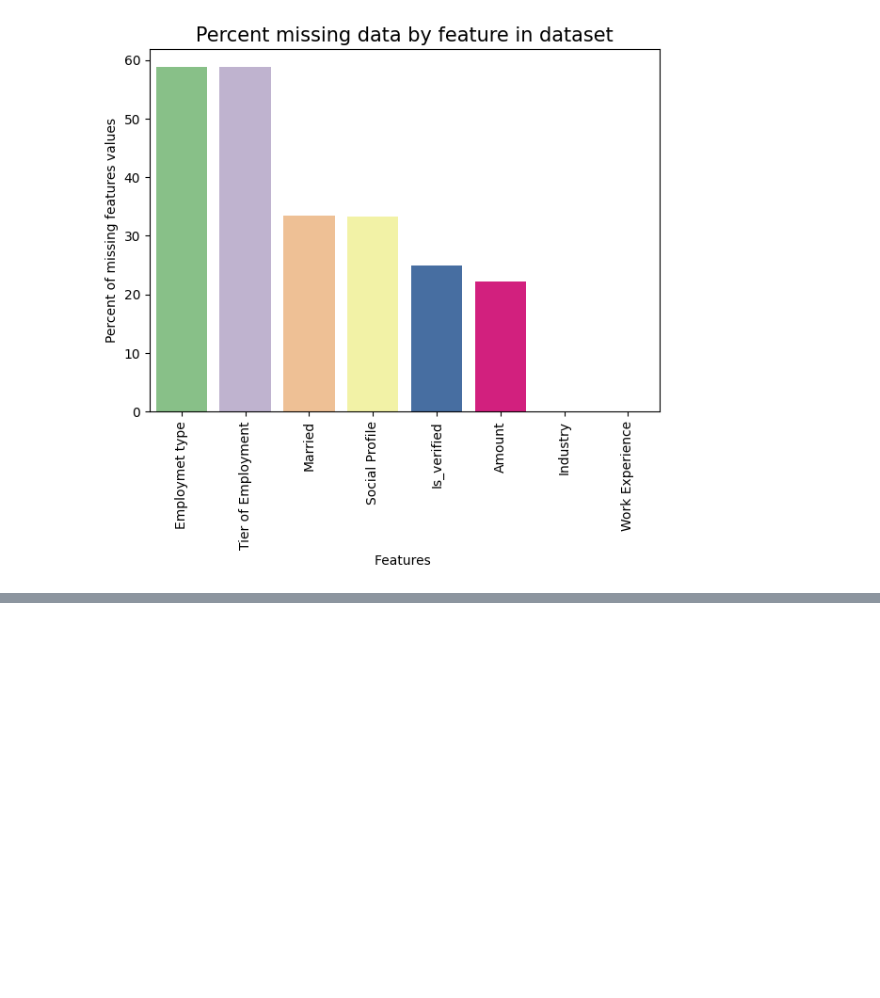
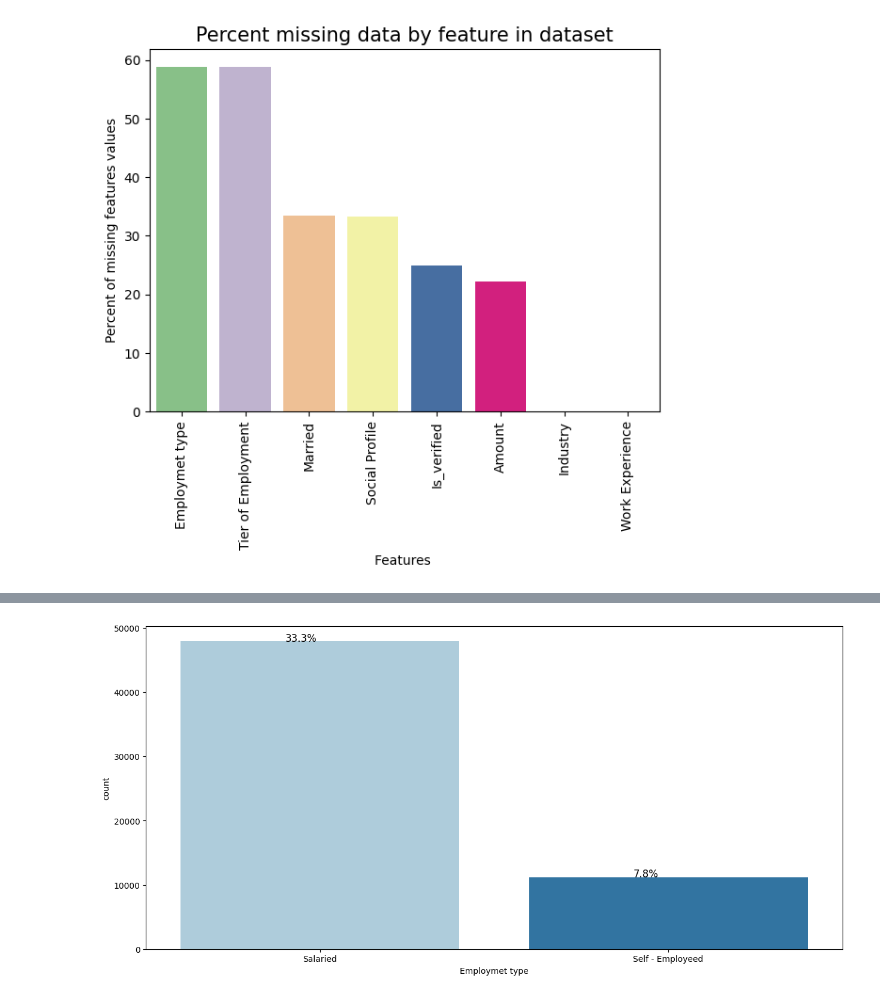
Before and after one commit to M-S-ALAM/Loan-Default-Prediction, a Jupyter notebook: EDA.ipynb, the cells around one changed output, grey strips where cells are left out. Saved outputs shown, nothing was run; the diff lists cells and outputs as text; code cells hidden in the pictures; blank space fills up the shorter version.

```diff
--- a/EDA.ipynb
+++ b/EDA.ipynb
@@ -206,0 +260,4 @@ data['Industry'].nunique()
+# %%
+perc_on_bar('Employmet type')
+# %% [output]
+[figure, added]
```
Also changed, not shown: parts of 27 cells of this notebook, 8 other files.
